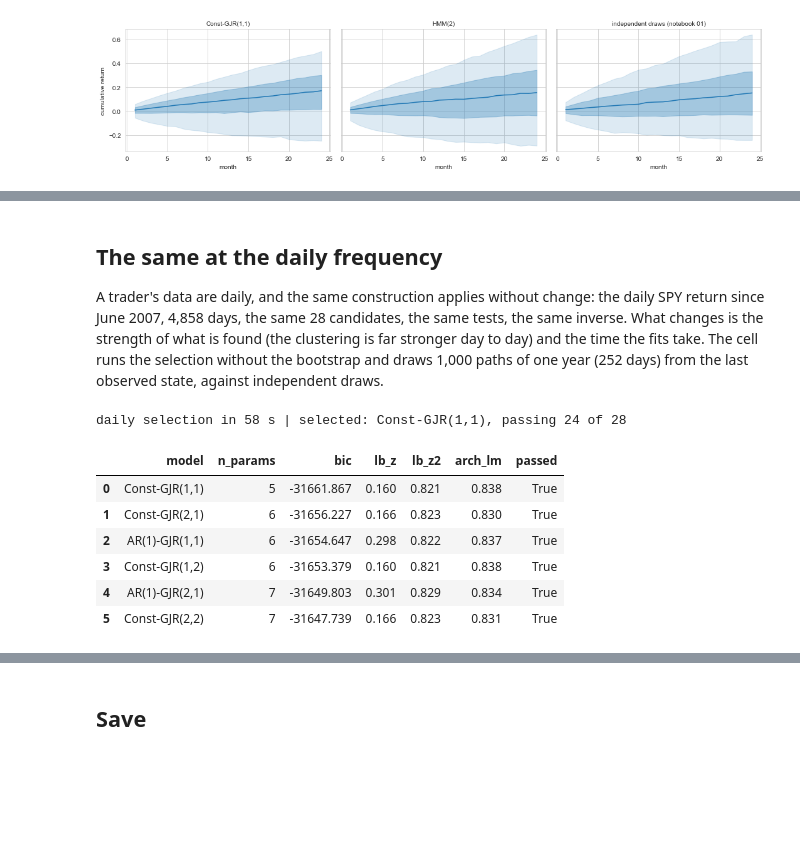
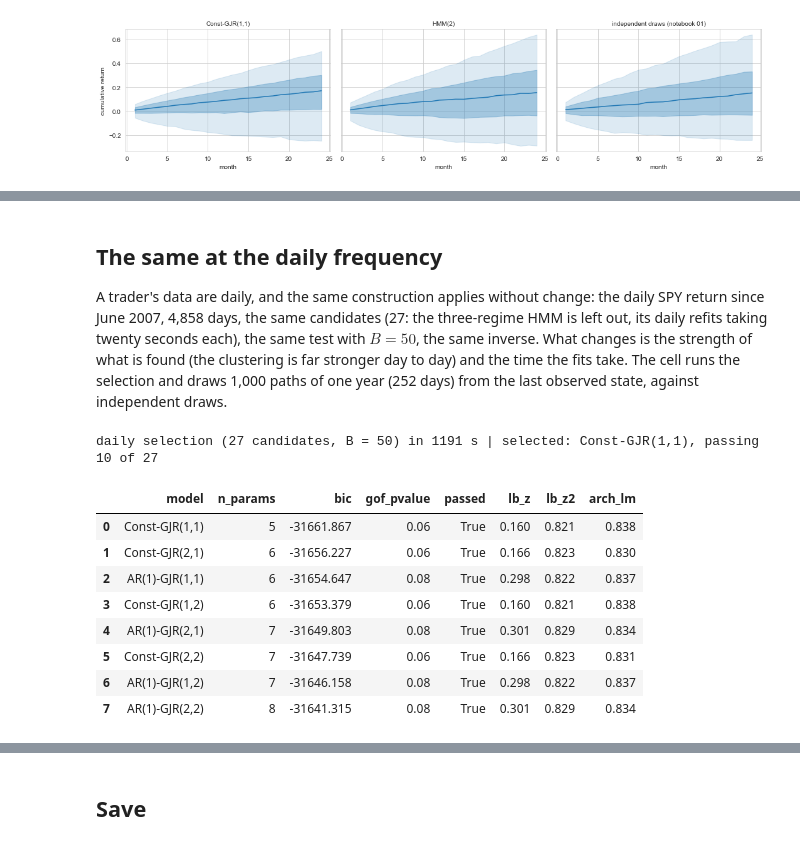
Before and after one commit to mamadouyamar/CVineMarketGen, a Jupyter notebook: examples/04_time_series_of_a_factor.ipynb, the cells around one changed output, grey strips where cells are left out. Drawn from its saved outputs; the diff is of its cells as text; code cells hidden in the pictures; blank space fills up the shorter version.

```diff
--- a/examples/04_time_series_of_a_factor.ipynb
+++ b/examples/04_time_series_of_a_factor.ipynb
@@ -297,10 +257,16 @@ density.
 # %%
-best = sel.models["Equity DM"]
-t0 = time.time(); gof_best = gof_bootstrap(best, y, B=100, seed=0); gof_h2 = gof_bootstrap(h2, y, B=100, seed=0); print(f"two bootstrap tests in {time.time() - t0:.0f} s")
-print(pd.DataFrame({best.name: {"Cramer-von Mises statistic": gof_best["stat"], "bootstrap p-value": gof_best["pvalue"]}, "HMM(2)": {"Cramer-von Mises statistic": gof_h2["stat"], "bootstrap p-value": gof_h2["pvalue"]}}).T.round(3))
+t0 = time.time()
+gof_g = gof_bootstrap(g, y, B=100, seed=0); gof_g_norm = gof_bootstrap(g, y, B=100, seed=0, innovation="gaussian"); gof_h2 = gof_bootstrap(h2, y, B=100, seed=0)
+print(f"three bootstrap tests in {time.time() - t0:.0f} s")
+print(pd.DataFrame({"GARCH(1,1), Johnson SU error": {"Cramer-von Mises statistic": gof_g["stat"], "bootstrap p-value": gof_g["pvalue"]},
+                    "GARCH(1,1), Gaussian error": {"Cramer-von Mises statistic": gof_g_norm["stat"], "bootstrap p-value": gof_g_norm["pvalue"]},
+                    "HMM(2), Rosenblatt uniforms": {"Cramer-von Mises statistic": gof_h2["stat"], "bootstrap p-value": gof_h2["pvalue"]}}).T.round(3))
+from cvinemarketgen import johnson_su_cdf
+from cvinemarketgen.selection import _jsu_on
 with sns.axes_style("whitegrid"):
-    fig, axes = plt.subplots(1, 2, figsize=(11, 3.2))
-    for ax, m, lab in [(axes[0], best, best.name), (axes[1], h2, "HMM(2)")]:
-        ax.hist(stats.norm.cdf(m.filter().values), bins=10, density=True, color="tab:blue", alpha=0.7); ax.axhline(1, color="black", lw=1); ax.set_title(f"uniforms v_t of {lab}", fontsize=10); ax.set_xlabel("v")
+    fig, axes = plt.subplots(1, 3, figsize=(15, 3.2))
+    e_g = g.filter().values
+    for ax, u, lab in [(axes[0], johnson_su_cdf(_jsu_on(e_g), e_g), "GARCH(1,1), Johnson SU error"), (axes[1], stats.norm.cdf(e_g), "GARCH(1,1), Gaussian error"), (axes[2], stats.norm.cdf(h2.filter().values), "HMM(2), Rosenblatt uniforms")]:
+        ax.hist(u, bins=10, density=True, color="tab:blue", alpha=0.7); ax.axhline(1, color="black", lw=1); ax.set_title(f"uniforms v_t: {lab}", fontsize=9); ax.set_xlabel("v")
     plt.tight_layout(); plt.show()
 # %% [output]
@@ -326,0 +319,8 @@ dynamics of the variance.
+# %%
+import warnings; warnings.filterwarnings("ignore")  # arch reports iteration limits on a few (2,2) refits
+t0 = time.time()
+sel = select_dynamics(y.to_frame(), B=100, seed=0, verbose=False); print(f"28 candidates fitted and tested in {time.time() - t0:.0f} s")
+cand = sel.candidates.sort_values("bic")[["model", "n_params", "bic", "gof_pvalue", "passed", "lb_z", "lb_z2", "arch_lm"]].reset_index(drop=True)
+best = sel.models["Equity DM"]
+print("selected:", best.name, "| candidates passing the goodness-of-fit test:", int(cand["passed"].sum()), "of", len(cand))
+cand.round(3)
@@ -402,34 +460,36 @@ shows what this does to a portfolio.
 ## The same at the daily frequency
 
 A trader's data are daily, and the same construction applies without change:
-the daily SPY return since June 2007, 4,858 days, the same 28 candidates, the
-same tests, the same inverse. What changes is the strength of what is found
+the daily SPY return since June 2007, 4,858 days, the same candidates (27: the three-regime HMM is left out, its daily refits
+taking twenty seconds each), the same test with $B = 50$, the same inverse. What changes is the strength of what is found
 (the clustering is far stronger day to day) and the time the fits take. The
-cell runs the selection without the bootstrap and draws 1,000 paths of one
+cell runs the selection and draws 1,000 paths of one
 year (252 days) from the last observed state, against independent draws.
 # %%
 t0 = time.time()
-sel_d = select_dynamics(D.to_frame(), gof=False, verbose=False); print(f"daily selection in {time.time() - t0:.0f} s | selected: {sel_d.report.loc['SPY', 'model']}, passing {int(sel_d.candidates['passed'].sum())} of 28")
-display(sel_d.candidates.sort_values("bic")[["model", "n_params", "bic", "lb_z", "lb_z2", "arch_lm", "passed"]].head(6).round(3).reset_index(drop=True))
+sel_d = select_dynamics(D.to_frame(), states=(2,), B=50, seed=0, verbose=False); print(f"daily selection (27 candidates, B = 50) in {time.time() - t0:.0f} s | selected: {sel_d.report.loc['SPY', 'model']}, passing {int(sel_d.candidates['passed'].sum())} of {len(sel_d.candidates)}")
+display(sel_d.candidates.sort_values("bic")[["model", "n_params", "bic", "gof_pvalue", "passed", "lb_z", "lb_z2", "arch_lm"]].head(8).round(3).reset_index(drop=True))
 bd = sel_d.models["SPY"]; Hd = 252
 Pd = bd.unfilter(jsu_draws(bd.filter(), 1000, Hd, 3)); Pi = D.mean() + D.std() * jsu_draws((D - D.mean()) / D.std(), 1000, Hd, 4)
 def daily_stats(P):
     cum = np.prod(1 + P, axis=1) - 1; sq = P ** 2
     return {"one-year return: vol (%)": cum.std() * 100, "one-year return: 5% quantile (%)": np.quantile(cum, 0.05) * 100, "daily returns: pooled kurtosis": stats.kurtosis(P.ravel()) + 3,
             "autocorrelation of squares, lag 1": np.mean([np.corrcoef(sq[i, :-1], sq[i, 1:])[0, 1] for i in range(P.shape[0])]), "worst day (%): median across paths": np.median(P.min(axis=1)) * 100}
 hist_y = (1 + D).rolling(Hd).apply(np.prod, raw=True).dropna() - 1
 rows = {"history (rolling one-year windows)": {"one-year return: vol (%)": hist_y.std() * 100, "one-year return: 5% quantile (%)": hist_y.quantile(0.05) * 100, "daily returns: pooled kurtosis": D.kurt() + 3, "autocorrelation of squares, lag 1": (D ** 2).autocorr(1), "worst day (%): median across paths": np.median([D.iloc[i:i + Hd].min() for i in range(0, len(D) - Hd, 21)]) * 100},
         bd.name: daily_stats(Pd), "independent draws": daily_stats(Pi)}
 pd.DataFrame(rows).T.round(2)
 # %% [output]
-daily selection in 58 s | selected: Const-GJR(1,1), passing 24 of 28
+daily selection (27 candidates, B = 50) in 1191 s | selected: Const-GJR(1,1), passing 10 of 27
-|  | model | n_params | bic | lb_z | lb_z2 | arch_lm | passed |
-| 0 | Const-GJR(1,1) | 5 | -31661.867 | 0.160 | 0.821 | 0.838 | True |
-| 1 | Const-GJR(2,1) | 6 | -31656.227 | 0.166 | 0.823 | 0.830 | True |
-| 2 | AR(1)-GJR(1,1) | 6 | -31654.647 | 0.298 | 0.822 | 0.837 | True |
-| 3 | Const-GJR(1,2) | 6 | -31653.379 | 0.160 | 0.821 | 0.838 | True |
-| 4 | AR(1)-GJR(2,1) | 7 | -31649.803 | 0.301 | 0.829 | 0.834 | True |
-| 5 | Const-GJR(2,2) | 7 | -31647.739 | 0.166 | 0.823 | 0.831 | True |
+|  | model | n_params | bic | gof_pvalue | passed | lb_z | lb_z2 | arch_lm |
+| 0 | Const-GJR(1,1) | 5 | -31661.867 | 0.06 | True | 0.160 | 0.821 | 0.838 |
+| 1 | Const-GJR(2,1) | 6 | -31656.227 | 0.06 | True | 0.166 | 0.823 | 0.830 |
+| 2 | AR(1)-GJR(1,1) | 6 | -31654.647 | 0.08 | True | 0.298 | 0.822 | 0.837 |
+| 3 | Const-GJR(1,2) | 6 | -31653.379 | 0.06 | True | 0.160 | 0.821 | 0.838 |
+| 4 | AR(1)-GJR(2,1) | 7 | -31649.803 | 0.08 | True | 0.301 | 0.829 | 0.834 |
+| 5 | Const-GJR(2,2) | 7 | -31647.739 | 0.06 | True | 0.166 | 0.823 | 0.831 |
+| 6 | AR(1)-GJR(1,2) | 7 | -31646.158 | 0.08 | True | 0.298 | 0.822 | 0.837 |
+| 7 | AR(1)-GJR(2,2) | 8 | -31641.315 | 0.08 | True | 0.301 | 0.829 | 0.834 |
 |  | one-year return: vol (%) | one-year return: 5% quantile (%) | daily returns: pooled kurtosis | autocorrelation of squares, lag 1 | ... |
 | history (rolling one-year windows) | 16.76 | -19.09 | 17.47 | 0.25 | ... |
 | Const-GJR(1,1) | 18.77 | -23.45 | 47.18 | 0.17 | ... |
```
Also changed, not shown: parts of 14 cells of this notebook.
